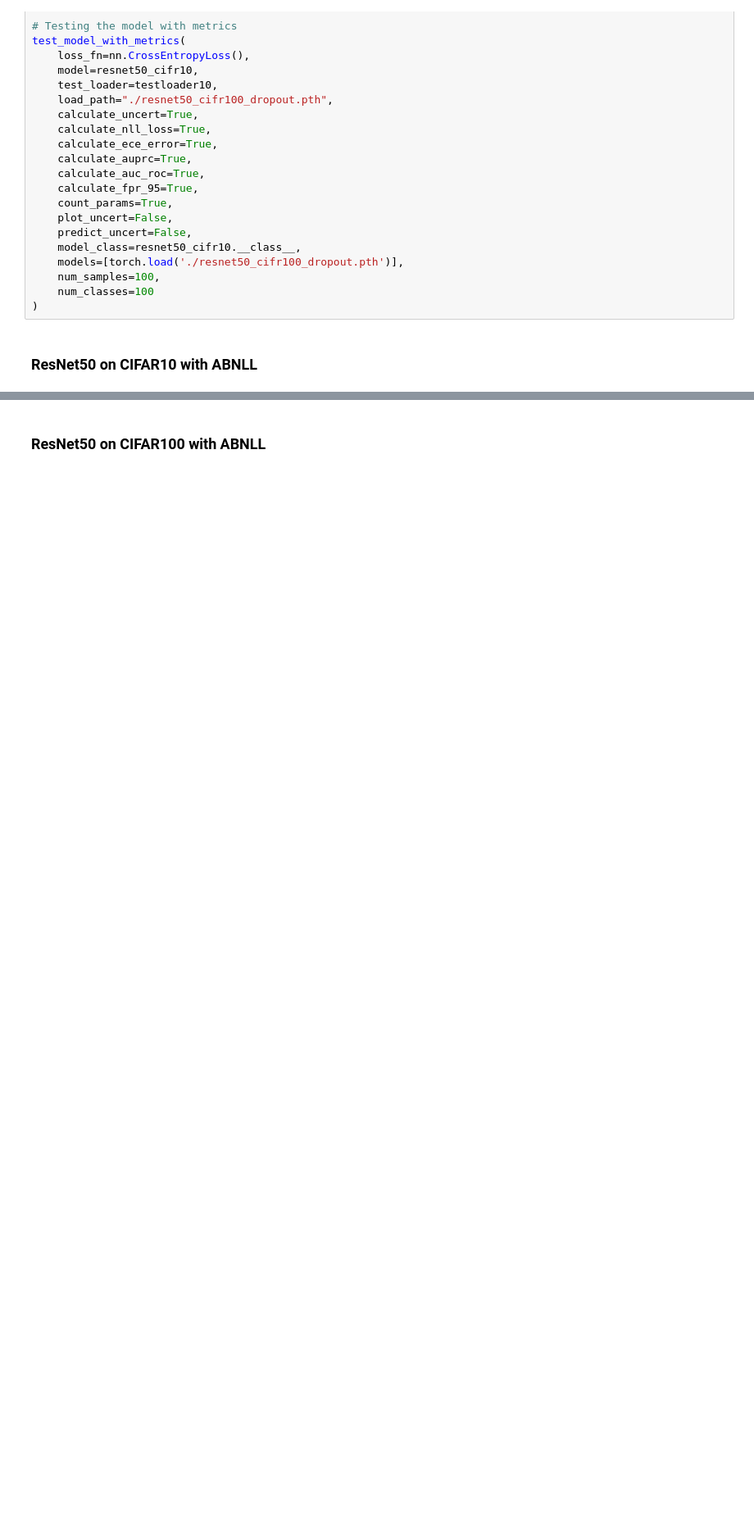
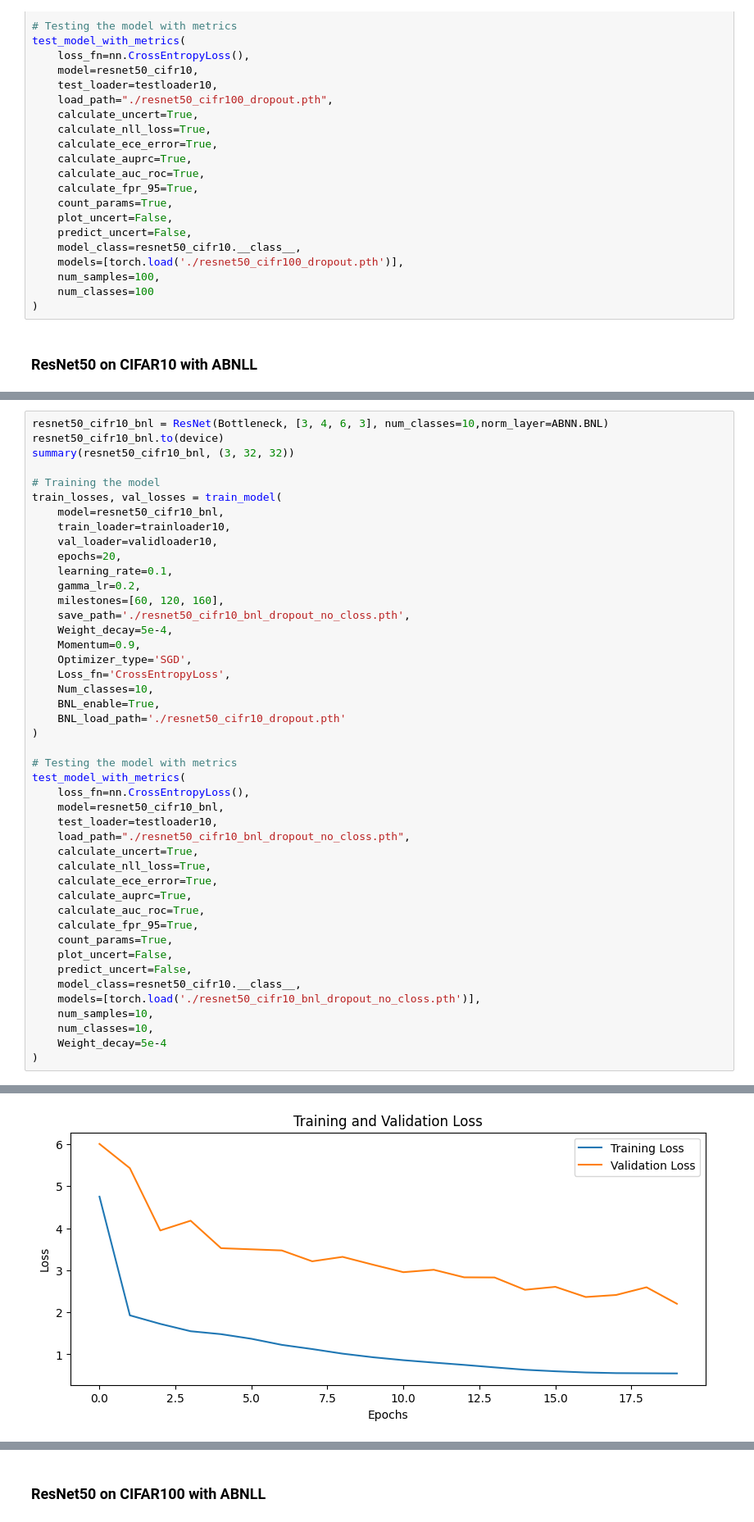
Before and after one commit to AbtinMogharabin/MakeMe-BNN, a Jupyter notebook: all_codes.ipynb, the cells around one changed output, grey strips where cells are left out. Shown at 82% size. Cells and saved outputs as stored; diff of their text form; blank space fills up the shorter version.

```diff
--- a/all_codes.ipynb
+++ b/all_codes.ipynb
@@ -994,0 +1006,46 @@ Epoch 3/20, Train Loss: 126.6855, Val Loss: 92.6447
+# %%
+resnet50_cifr10_bnl = ResNet(Bottleneck, [3, 4, 6, 3], num_classes=10,norm_layer=ABNN.BNL)
+resnet50_cifr10_bnl.to(device)
+summary(resnet50_cifr10_bnl, (3, 32, 32))
+
+# Training the model
+train_losses, val_losses = train_model(
+    model=resnet50_cifr10_bnl,
+    train_loader=trainloader10,
+    val_loader=validloader10,
+    epochs=20,
+    learning_rate=0.1,
+    gamma_lr=0.2,
+    milestones=[60, 120, 160],
+    save_path='./resnet50_cifr10_bnl_dropout_no_closs.pth',
+    Weight_decay=5e-4,
+    Momentum=0.9,
+    Optimizer_type='SGD',
+    Loss_fn='CrossEntropyLoss',
+    Num_classes=10,
+    BNL_enable=True,
+    BNL_load_path='./resnet50_cifr10_dropout.pth'
+)
+
+# Testing the model with metrics
+test_model_with_metrics(
+    loss_fn=nn.CrossEntropyLoss(),
+    model=resnet50_cifr10_bnl,
+    test_loader=testloader10,
+    load_path="./resnet50_cifr10_bnl_dropout_no_closs.pth",
+    calculate_uncert=True,
+    calculate_nll_loss=True,
+    calculate_ece_error=True,
+    calculate_auprc=True,
+    calculate_auc_roc=True,
+    calculate_fpr_95=True,
+    count_params=True,
+    plot_uncert=False,
+    predict_uncert=False,
+    model_class=resnet50_cifr10.__class__,
+    models=[torch.load('./resnet50_cifr10_bnl_dropout_no_closs.pth')],
+    num_samples=10,
+    num_classes=10,
+    Weight_decay=5e-4
+)
+# %% [output]
@@ -994,0 +1069 @@ Epoch 3/20, Train Loss: 126.6855, Val Loss: 92.6447
+[figure, added]
```
Also changed, not shown: parts of 2 cells of this notebook, 2 other files.
